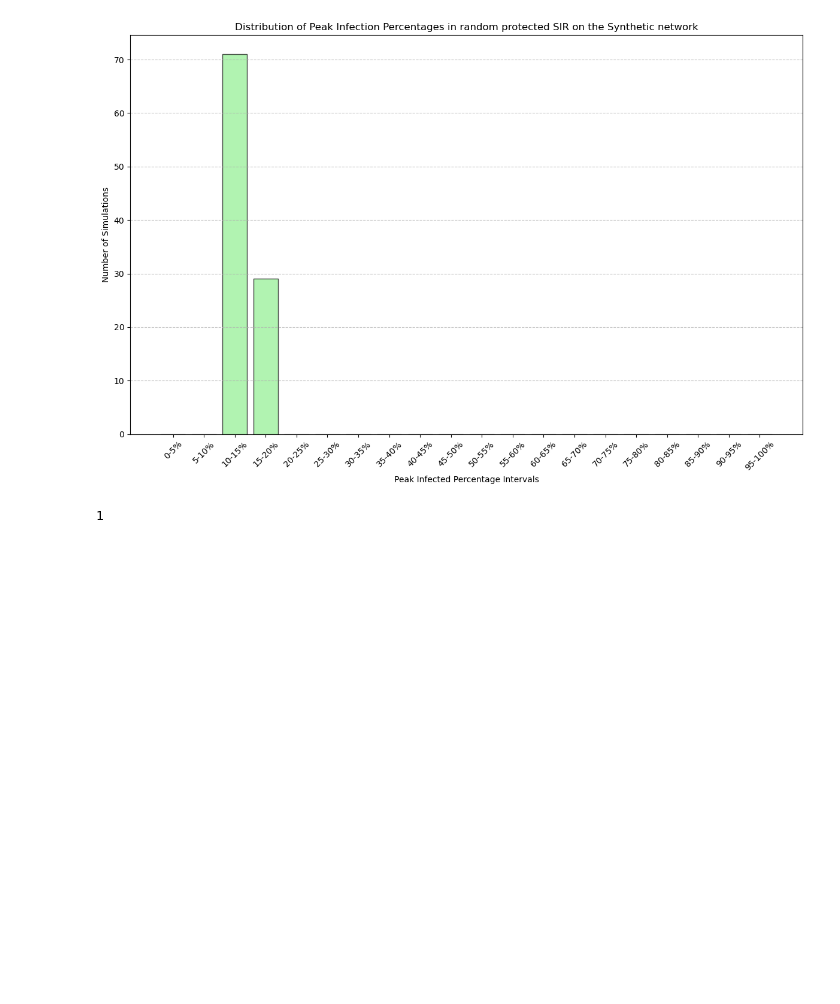
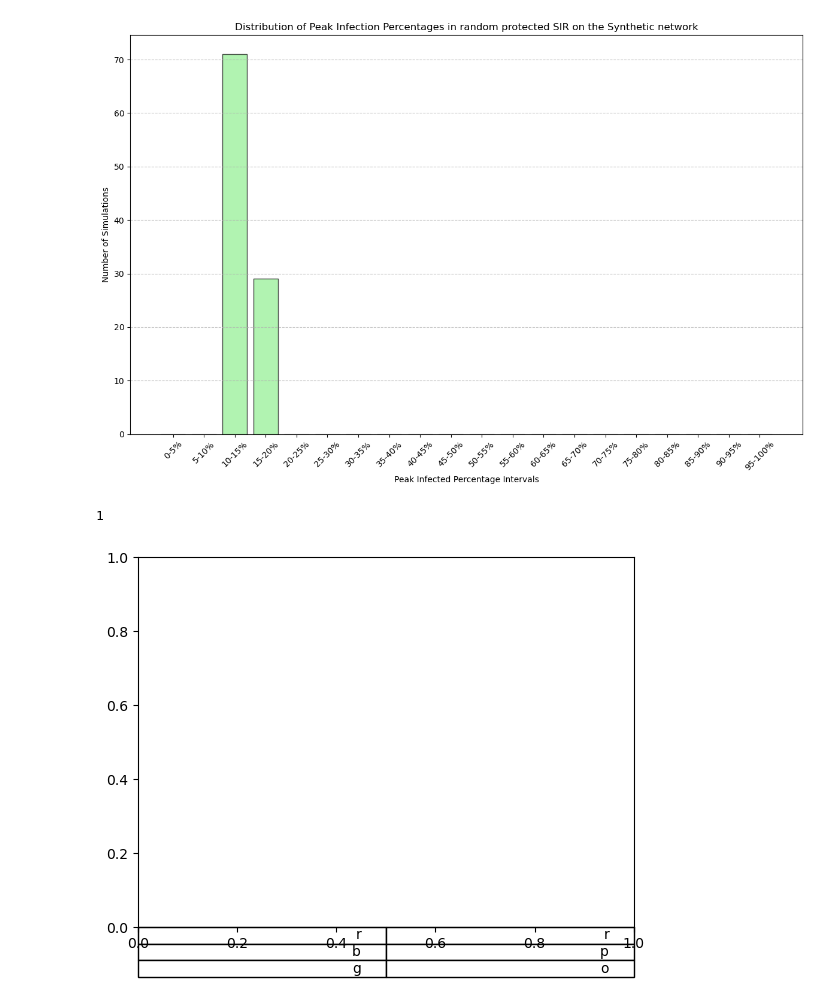
Before and after one commit to kfkfkflmej/NA_EU_emails_2024, a Jupyter notebook: histograms different thresholds.ipynb, the cells around one changed output. Saved outputs shown, nothing was run; the diff lists cells and outputs as text; code cells hidden in the pictures; blank space fills up the shorter version.

Commit message:
table?

```diff
--- a/histograms different thresholds.ipynb
+++ b/histograms different thresholds.ipynb
@@ -547,15 +551,8 @@ print(degree_dict[11396])
 # %% [output]
 1
 # %%
-plt.figure(figsize=(10, 6))
-plt.plot(susceptible_counts, label="Susceptible")
-plt.plot(infected_counts, label="Infected")
-plt.plot(recovered_counts, label="Recovered")
-plt.xlabel("Time Steps")
-plt.ylabel("Number of Nodes")
-plt.title("Protected SIR Simulation original")
-plt.xticks(ticks=range(len(susceptible_counts)))
-plt.legend()
-plt.grid()
-plt.savefig("fig_protected_extreem_original.png")
+content=[["r", "r"], ["b", "p"], ["g", "o"]]
+t=plt.table(content)
 plt.show()
+# %% [output]
+[figure, added]
```
Also changed, not shown: parts of 2 cells of this notebook, 1 other file.
